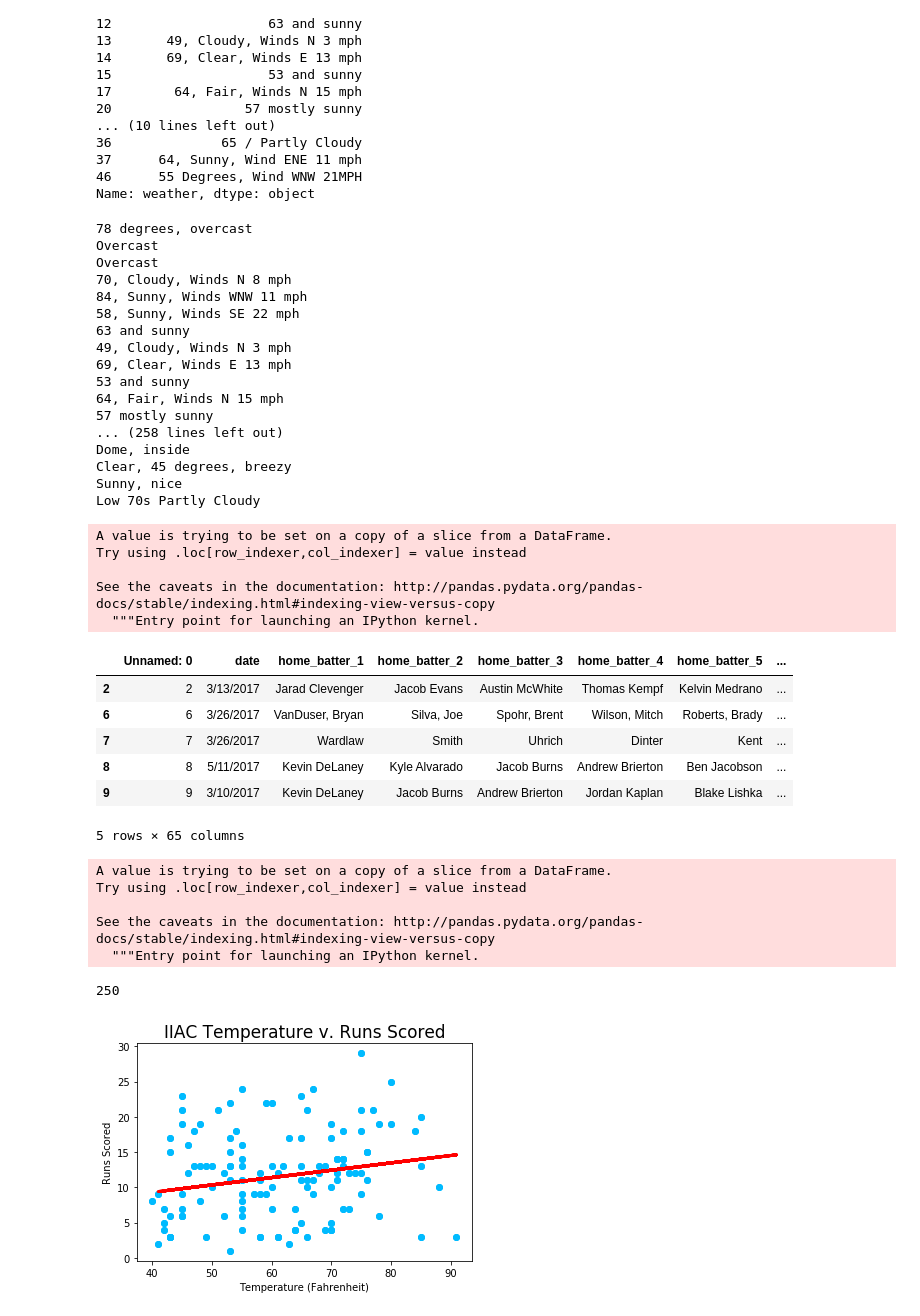
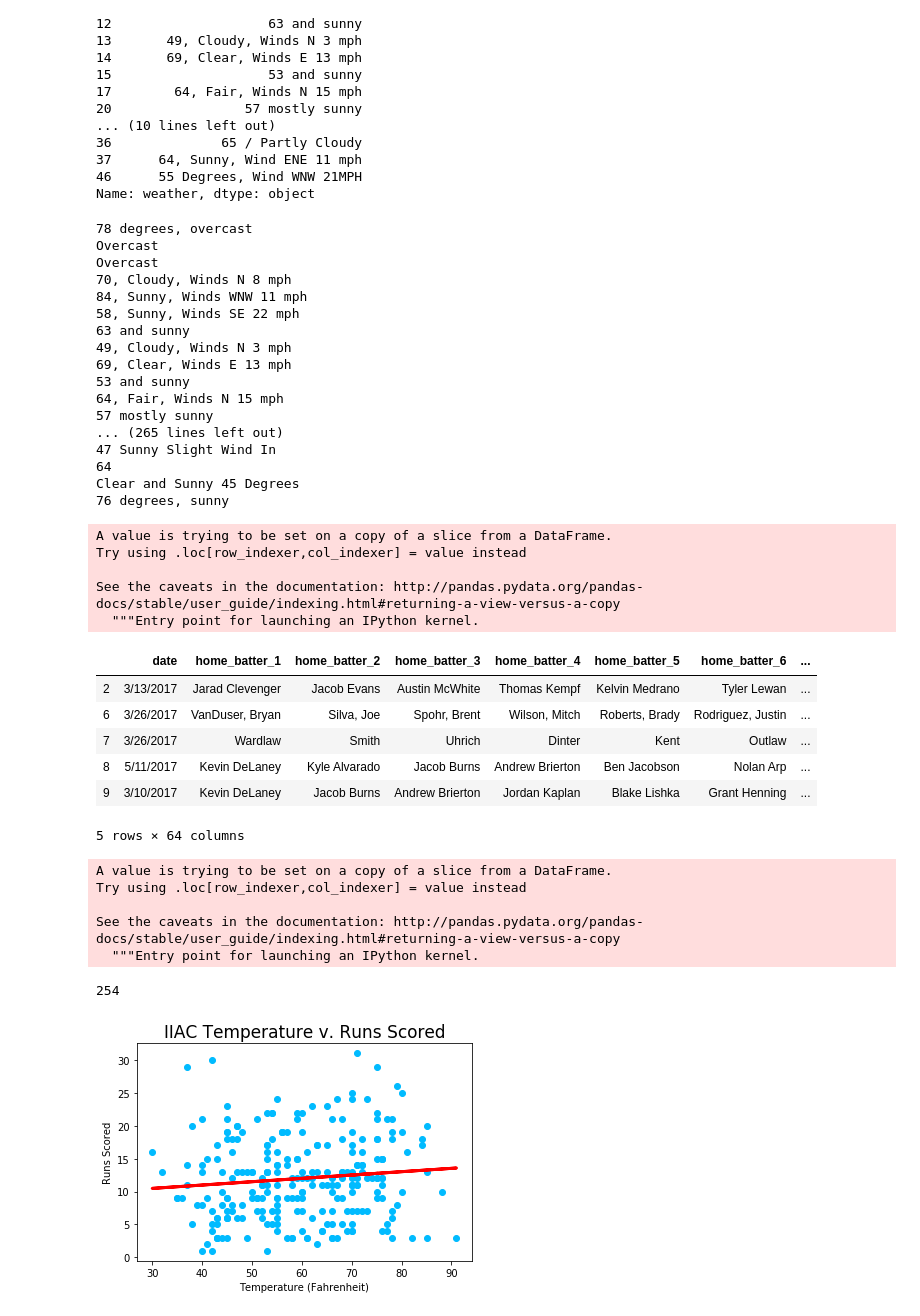
Before and after one commit to njpurcell/weather_analysis, a Jupyter notebook: Weather Analysis.ipynb, the cells around one changed output. Saved outputs shown, nothing was run; the diff lists cells and outputs as text; code cells hidden in the pictures.

```diff
--- a/Weather Analysis.ipynb
+++ b/Weather Analysis.ipynb
@@ -19,4 +15,4 @@ data17.head()
 # %%
-data18 = pd.read_csv("games2017.csv")
+data18 = pd.read_csv("games2018.csv")
 data18.head()
 # %% [output]
@@ -123,11 +109,11 @@ Overcast
 53 and sunny
 64, Fair, Winds N 15 mph
 57 mostly sunny
-... (258 lines left out)
-Dome, inside
-Clear, 45 degrees, breezy
-Sunny, nice
-Low 70s Partly Cloudy
+... (265 lines left out)
+47 Sunny Slight Wind In
+64
+Clear and Sunny 45 Degrees
+76 degrees, sunny
 # %%
 import re
 # %%
@@ -150,40 +136,36 @@ data_no_na["temperature"] = data_no_na["weather"].apply(get_temp)
 A value is trying to be set on a copy of a slice from a DataFrame.
 Try using .loc[row_indexer,col_indexer] = value instead
 
-See the caveats in the documentation: http://pandas.pydata.org/pandas-docs/stable/indexing.html#indexing-view-versus-copy
+See the caveats in the documentation: http://pandas.pydata.org/pandas-docs/stable/user_guide/indexing.html#returning-a-view-versus-a-copy
   """Entry point for launching an IPython kernel.
 # %%
 data_no_na.head()
 # %% [output]
-|  | Unnamed: 0 | date | home_batter_1 | home_batter_2 | home_batter_3 | home_batter_4 | home_batter_5 | ... |
-| 2 | 2 | 3/13/2017 | Jarad Clevenger | Jacob Evans | Austin McWhite | Thomas Kempf | Kelvin Medrano | ... |
-| 6 | 6 | 3/26/2017 | VanDuser, Bryan | Silva, Joe | Spohr, Brent | Wilson, Mitch | Roberts, Brady | ... |
-| 7 | 7 | 3/26/2017 | Wardlaw | Smith | Uhrich | Dinter | Kent | ... |
-| 8 | 8 | 5/11/2017 | Kevin DeLaney | Kyle Alvarado | Jacob Burns | Andrew Brierton | Ben Jacobson | ... |
-| 9 | 9 | 3/10/2017 | Kevin DeLaney | Jacob Burns | Andrew Brierton | Jordan Kaplan | Blake Lishka | ... |
+|  | date | home_batter_1 | home_batter_2 | home_batter_3 | home_batter_4 | home_batter_5 | home_batter_6 | ... |
+| 2 | 3/13/2017 | Jarad Clevenger | Jacob Evans | Austin McWhite | Thomas Kempf | Kelvin Medrano | Tyler Lewan | ... |
+| 6 | 3/26/2017 | VanDuser, Bryan | Silva, Joe | Spohr, Brent | Wilson, Mitch | Roberts, Brady | Rodriguez, Justin | ... |
+| 7 | 3/26/2017 | Wardlaw | Smith | Uhrich | Dinter | Kent | Outlaw | ... |
+| 8 | 5/11/2017 | Kevin DeLaney | Kyle Alvarado | Jacob Burns | Andrew Brierton | Ben Jacobson | Nolan Arp | ... |
+| 9 | 3/10/2017 | Kevin DeLaney | Jacob Burns | Andrew Brierton | Jordan Kaplan | Blake Lishka | Grant Henning | ... |
-5 rows × 65 columns
+5 rows × 64 columns
 # %%
 data_no_na["runs_scored"] = data_no_na["visitor_final_score"].astype(int) + data_no_na["home_final_score"].astype(int)
 # %% [output]
 A value is trying to be set on a copy of a slice from a DataFrame.
 Try using .loc[row_indexer,col_indexer] = value instead
 
-See the caveats in the documentation: http://pandas.pydata.org/pandas-docs/stable/indexing.html#indexing-view-versus-copy
+See the caveats in the documentation: http://pandas.pydata.org/pandas-docs/stable/user_guide/indexing.html#returning-a-view-versus-a-copy
   """Entry point for launching an IPython kernel.
 # %%
 data_no_na = data_no_na[pd.notnull(data_no_na["temperature"])]
 data_no_na.shape[0]
 # %% [output]
-250
+254
 # %%
 from sklearn.utils import shuffle
 # %%
 data_no_na = shuffle(data_no_na)
-x = data_no_na["temperature"]
+X = data_no_na[["temperature"]]
 y = data_no_na["runs_scored"]
-#lists = sorted(zip(*[x, y]))
-#new_x, new_y = list(zip(*lists))
-#new_x = list(new_x)
-#new_y = list(new_y)
 # %%
 from sklearn.linear_model import LinearRegression
@@ -191,26 +172,15 @@ from sklearn.metrics import mean_squared_error
-# %%
-x=x.reshape(len(x),1)
-y=y.reshape(len(y),1)
-
-# Split the data into training/testing sets
-x_train = x[:-120]
-x_test = x[-70:]
-
-# Split the targets into training/testing sets
-y_train = y[:-120]
-y_test = y[-120:]
 # %%
 reg = LinearRegression()
-reg.fit(x_train,y_train)
-predictions = reg.predict(x_test)
+reg.fit(X, y)
+predictions = reg.predict(X)
 # %%
-plt.scatter(x,y, color="#00bbff")
+plt.scatter(X,y, color="#00bbff")
 plt.title("IIAC Temperature v. Runs Scored", fontsize=17)
 plt.ylabel("Runs Scored")
 plt.xlabel("Temperature (Fahrenheit)")
-plt.plot(x_test, predictions, color='red',linewidth=3)
+plt.plot(X, predictions, color='red',linewidth=3)
 plt.show()
 # %% [output]
-[figure, old version]
+[figure, new version]
 # %%
 # R^2
```
Also changed, not shown: parts of 10 cells of this notebook.
